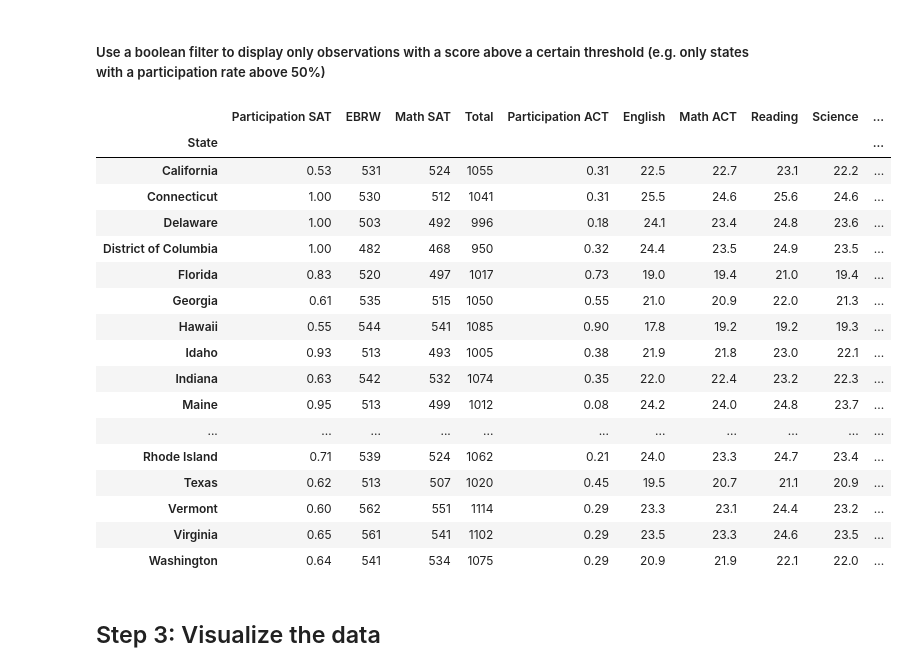
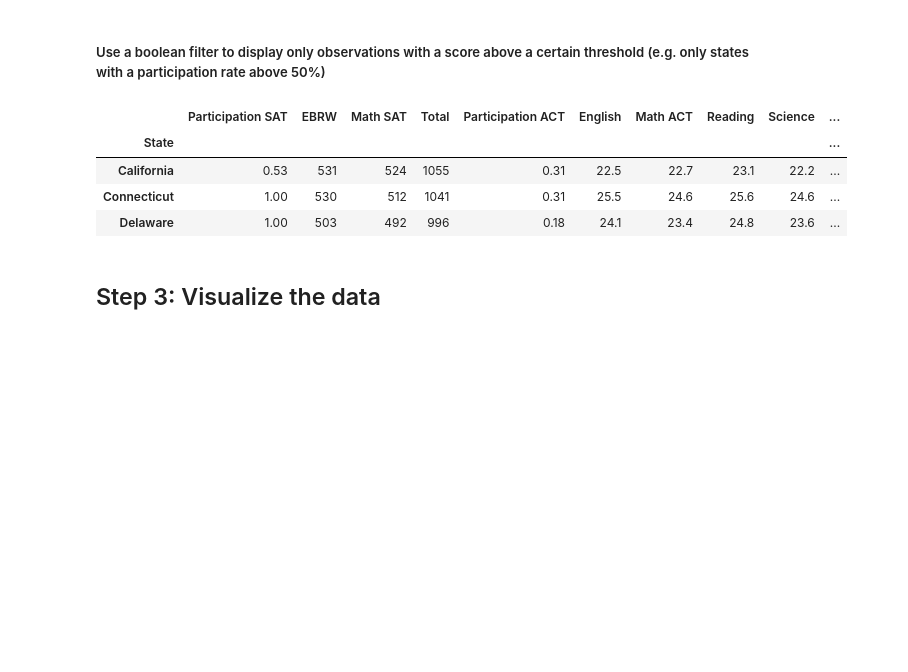
Before and after one commit to HIanMartinez/SAT-vs-ACT, a Jupyter notebook: SAT-vs-ACT.ipynb, the cells around one changed output. Saved outputs shown, nothing was run; the diff lists cells and outputs as text; code cells hidden in the pictures; blank space fills up the shorter version.

```diff
--- a/SAT-vs-ACT.ipynb
+++ b/SAT-vs-ACT.ipynb
@@ -188,0 +163,2 @@ Name: Math, dtype: int64>
+# %%
+sat.set_index('State')['Evidence-Based Reading and Writing'].to_dict()
@@ -188,0 +183,2 @@ Name: Math, dtype: int64>
+# %%
+sat.set_index('State')['Total'].to_dict()
@@ -302,0 +289,3 @@ KeyError: 'the label [std] is not in the [index]'
+# %%
+sat_act_sd = sat_act.append(sd, ignore_index=True)
+sat_act_sd.tail(1)
@@ -327,26 +318,14 @@ sat_act.head(3)
 # %% [markdown]
 ##### Use a boolean filter to display only observations with a score above a certain threshold (e.g. only states with a participation rate above 50%)
 # %%
-sat_act[(sat_act['Participation SAT'] > 0.5)]
+sat_50 = sat_act[(sat_act['Participation SAT'] > 0.5)]
+sat_50.head(3)
 # %% [output]
 |  | Participation SAT | EBRW | Math SAT | Total | Participation ACT | English | Math ACT | Reading | Science | ... |
 | State |  |  |  |  |  |  |  |  |  | ... |
 | California | 0.53 | 531 | 524 | 1055 | 0.31 | 22.5 | 22.7 | 23.1 | 22.2 | ... |
 | Connecticut | 1.00 | 530 | 512 | 1041 | 0.31 | 25.5 | 24.6 | 25.6 | 24.6 | ... |
 | Delaware | 1.00 | 503 | 492 | 996 | 0.18 | 24.1 | 23.4 | 24.8 | 23.6 | ... |
-| District of Columbia | 1.00 | 482 | 468 | 950 | 0.32 | 24.4 | 23.5 | 24.9 | 23.5 | ... |
-| Florida | 0.83 | 520 | 497 | 1017 | 0.73 | 19.0 | 19.4 | 21.0 | 19.4 | ... |
-| Georgia | 0.61 | 535 | 515 | 1050 | 0.55 | 21.0 | 20.9 | 22.0 | 21.3 | ... |
-| Hawaii | 0.55 | 544 | 541 | 1085 | 0.90 | 17.8 | 19.2 | 19.2 | 19.3 | ... |
-| Idaho | 0.93 | 513 | 493 | 1005 | 0.38 | 21.9 | 21.8 | 23.0 | 22.1 | ... |
-| Indiana | 0.63 | 542 | 532 | 1074 | 0.35 | 22.0 | 22.4 | 23.2 | 22.3 | ... |
-| Maine | 0.95 | 513 | 499 | 1012 | 0.08 | 24.2 | 24.0 | 24.8 | 23.7 | ... |
-| ... | ... | ... | ... | ... | ... | ... | ... | ... | ... | ... |
-| Rhode Island | 0.71 | 539 | 524 | 1062 | 0.21 | 24.0 | 23.3 | 24.7 | 23.4 | ... |
-| Texas | 0.62 | 513 | 507 | 1020 | 0.45 | 19.5 | 20.7 | 21.1 | 20.9 | ... |
-| Vermont | 0.60 | 562 | 551 | 1114 | 0.29 | 23.3 | 23.1 | 24.4 | 23.2 | ... |
-| Virginia | 0.65 | 561 | 541 | 1102 | 0.29 | 23.5 | 23.3 | 24.6 | 23.5 | ... |
-| Washington | 0.64 | 541 | 534 | 1075 | 0.29 | 20.9 | 21.9 | 22.1 | 22.0 | ... |
 # %% [markdown]
 ## Step 3: Visualize the data
 # %% [markdown]
```
Also changed, not shown: parts of 28 cells of this notebook, 2 other files.
